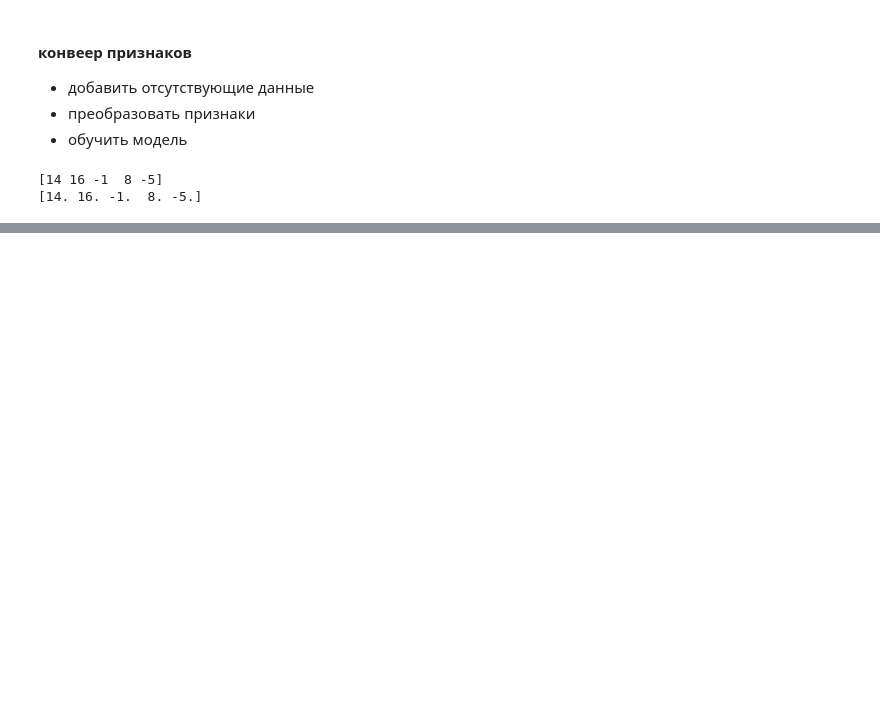
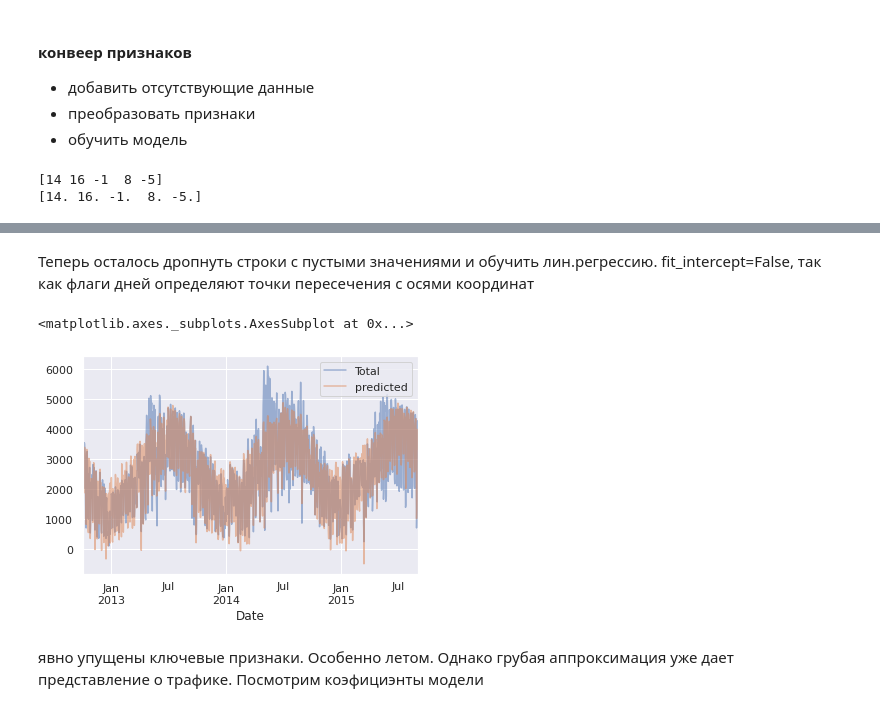
Before and after one commit to KonstantinKlepikov/all-python-ml-learning, a Jupyter notebook: sklearn-learning.ipynb, the cells around one changed output, grey strips where cells are left out. Drawn from its saved outputs; the diff is of its cells as text; code cells hidden in the pictures; blank space fills up the shorter version.

```diff
--- a/sklearn-learning.ipynb
+++ b/sklearn-learning.ipynb
@@ -588,0 +644,15 @@ print(model.predict(X))
+# %%
+# добавим к данным среднюю температуру и общее количество осадков. Обозначим отдельным флагом сухие дни
+# temperatures are in 1/10 deg C; convert to C
+weather['TMIN'] /= 10
+weather['TMAX'] /= 10
+weather['Temp (C)'] = 0.5 * (weather['TMIN'] + weather['TMAX'])
+
+# precip is in 1/10 mm; convert to inches
+weather['PRCP'] /= 254
+weather['dry day'] = (weather['PRCP'] == 0).astype(int)
+
+daily = daily.join(weather[['PRCP', 'Temp (C)', 'dry day']])
+# %%
+# счетчик, считающий кол-во прошедших лет для отслеживания ежегодных измененеий кол-ва проезжающих
+daily['annual'] = (daily.index - daily.index[0]).days / 365.
@@ -588,0 +670,21 @@ print(model.predict(X))
+# %% [markdown]
+Теперь осталось дропнуть строки с пустыми значениями и обучить лин.регрессию. fit_intercept=False, так как флаги дней определяют точки пересечения с осями координат
+# %%
+# Drop any rows with null values
+daily.dropna(axis=0, how='any', inplace=True)
+
+column_names = ['Mon', 'Tue', 'Wed', 'Thu', 'Fri', 'Sat', 'Sun', 'holiday',
+                'daylight_hrs', 'PRCP', 'dry day', 'Temp (C)', 'annual']
+X = daily[column_names]
+y = daily['Total']
+
+model = LinearRegression(fit_intercept=False)
+model.fit(X, y)
+daily['predicted'] = model.predict(X)
+# %%
+daily[['Total', 'predicted']].plot(alpha=0.5)
+# %% [output]
+<matplotlib.axes._subplots.AxesSubplot at 0x...>
+[figure, added]
+# %% [markdown]
+явно упущены ключевые признаки. Особенно летом. Однако грубая аппроксимация уже дает представление о трафике. Посмотрим коэфициэнты модели
```
Also changed, not shown: parts of 17 cells of this notebook.
